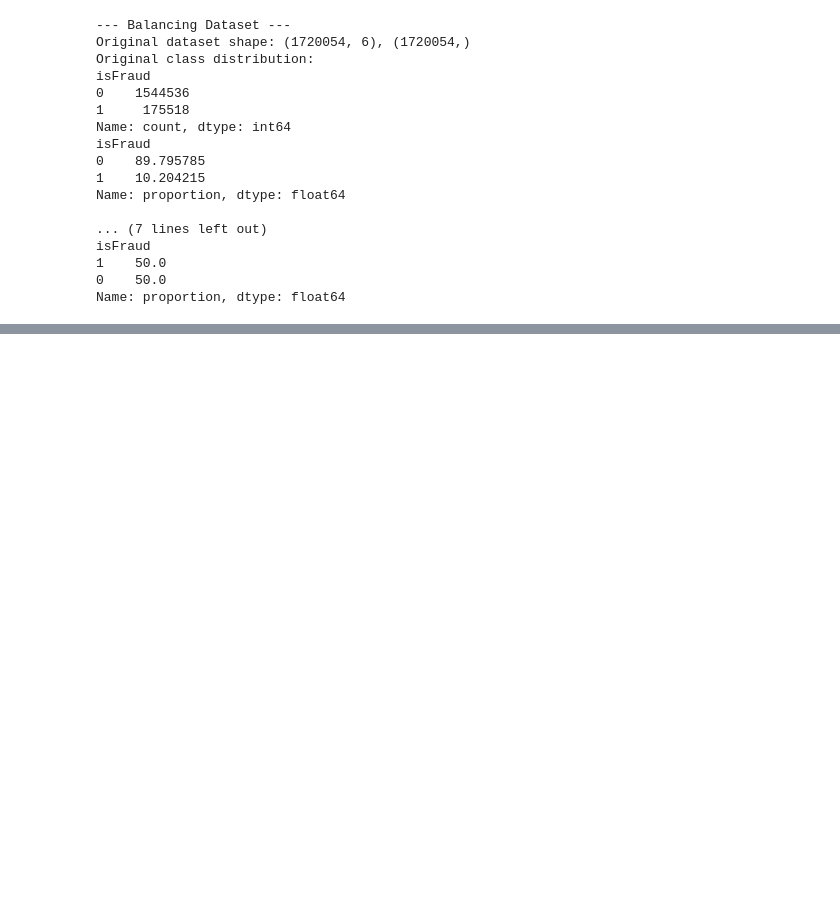
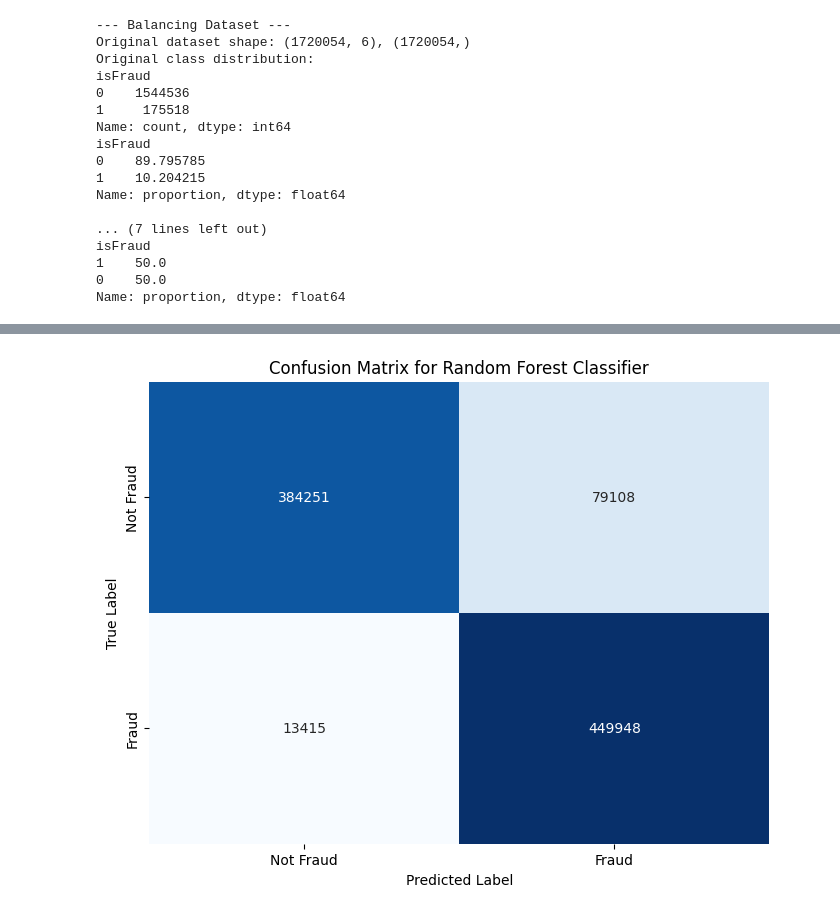
Before and after one commit to Bishwaprotapi/synthetic_mobile_money_transaction, a Jupyter notebook: synthetic_mobile_money_transaction_dataset..ipynb, the cells around one changed output, grey strips where cells are left out. Saved outputs shown, nothing was run; the diff lists cells and outputs as text; code cells hidden in the pictures; blank space fills up the shorter version.

```diff
--- a/synthetic_mobile_money_transaction_dataset..ipynb
+++ b/synthetic_mobile_money_transaction_dataset..ipynb
@@ -718,0 +821,13 @@ Name: proportion, dtype: float64
+# %%
+from sklearn.ensemble import RandomForestClassifier
+from sklearn.metrics import classification_report
+# Initialize the Random Forest Classifier
+# Using default parameters for now, can be tuned later
+rf_classifier = RandomForestClassifier(random_state=42)
+# Train the model
+rf_classifier.fit(X_train, y_train)
+# Make predictions on the test set
+y_pred_rf = rf_classifier.predict(X_test)
+# Generate and print the classification report
+print("Classification Report for Random Forest Classifier:")
+print(classification_report(y_test, y_pred_rf))
@@ -718,0 +844,18 @@ Name: proportion, dtype: float64
+# %%
+from sklearn.metrics import confusion_matrix
+import seaborn as sns
+import matplotlib.pyplot as plt
+
+# Calculate the confusion matrix
+cm_rf = confusion_matrix(y_test, y_pred_rf)
+
+# Plot the confusion matrix
+plt.figure(figsize=(8, 6))
+sns.heatmap(cm_rf, annot=True, fmt='d', cmap='Blues', cbar=False,
+            xticklabels=['Not Fraud', 'Fraud'], yticklabels=['Not Fraud', 'Fraud'])
+plt.xlabel('Predicted Label')
+plt.ylabel('True Label')
+plt.title('Confusion Matrix for Random Forest Classifier')
+plt.show()
+# %% [output]
+[figure, added]
```
Also changed, not shown: parts of 34 cells of this notebook.
